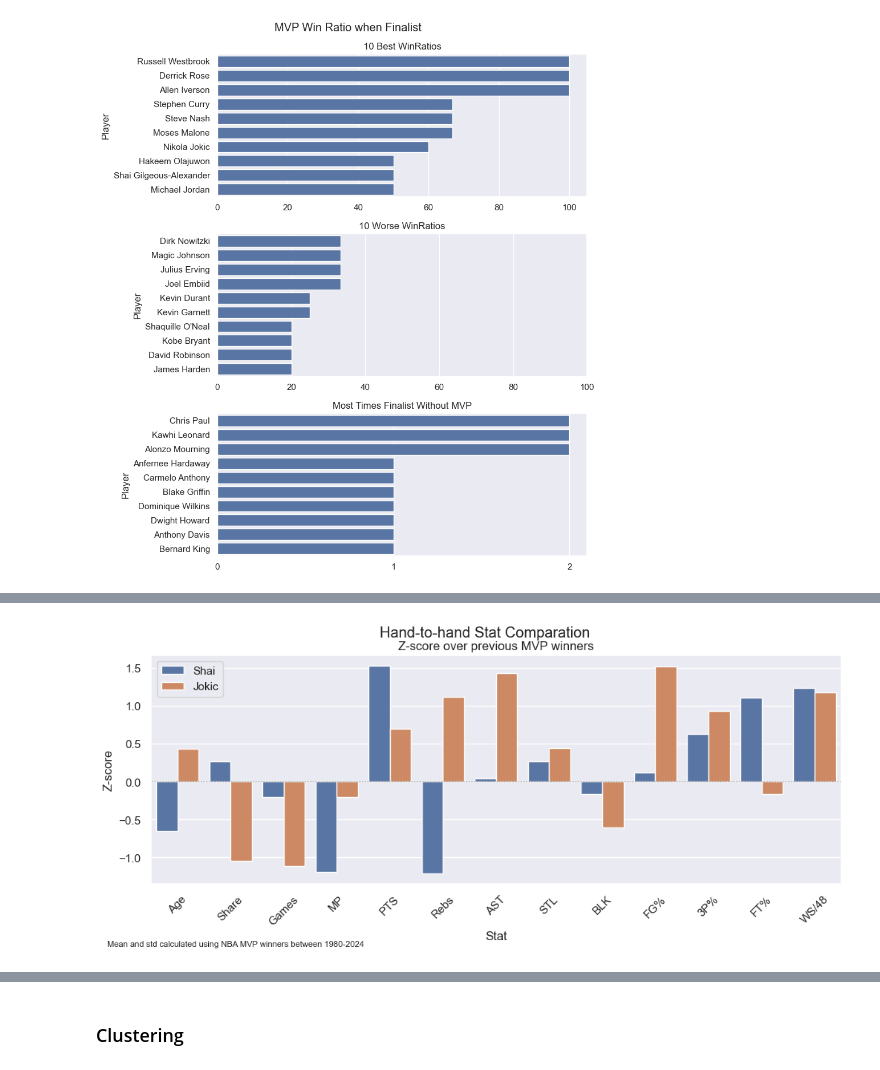
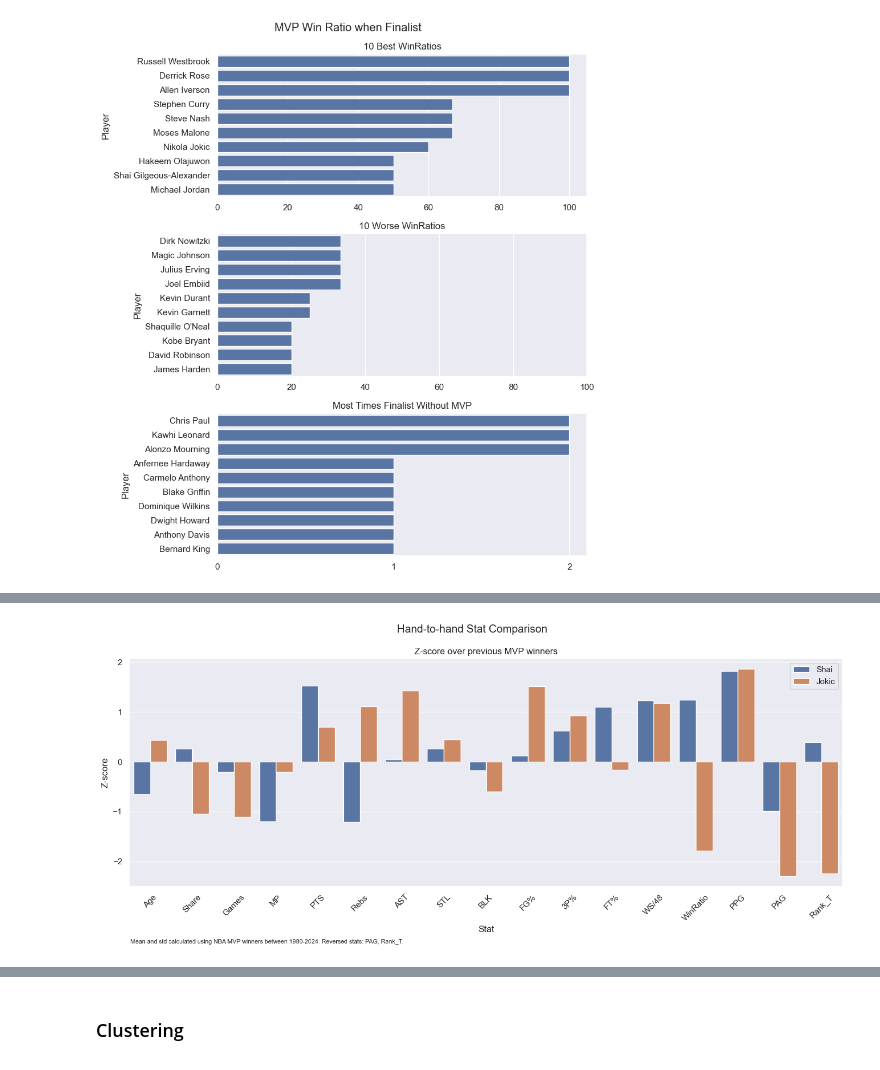
Before and after one commit to valevil27/nba-mvp-analysis, a Jupyter notebook: main.ipynb, the cells around one changed output, grey strips where cells are left out. Saved outputs shown, nothing was run; the diff lists cells and outputs as text; code cells hidden in the pictures.

Commit message:
add - head to head comparison with team stats and reversed negatives

```diff
--- a/main.ipynb
+++ b/main.ipynb
@@ -247,41 +241,52 @@ Normalization using Z-score $\left(z = \cfrac{x - \mu}{\sigma}\right)$ over the
 
 > Since $n > 30$ we asume normality in our data
 # %%
-df_rest_std = (
-    dfwin[dfwin["Year"] < 2025].drop(columns=["Year", "Player", "Rank", "Team"]).std()
+negative_cols = ["Rank_T", "PAG"]
+def reverse_stat(x: pd.Series):
+    if x["Stat"] in negative_cols:
+        x["Rest"] = - x["Rest"]
+        x["Shai"] = - x["Shai"]
+        x["Jokic"] = - x["Jokic"]
+    return x
+
+drop_cols = ["Year", "Player", "Rank", "Team", "Conference"]
+df_rest_std = dfwin[dfwin["Year"] < 2025].drop(columns=drop_cols).std()
+df_rest = dfwin[dfwin["Year"] < 2025].drop(columns=drop_cols).mean()
+df_rest["Player"] = "Rest"
+df_shai = df[df["Year"] == 2025].iloc[0]
+df_jokic = df[df["Year"] == 2025].iloc[1]
+
+df_comp = pd.concat([df_rest, df_rest_std, df_shai, df_jokic], axis=1).drop(
+    drop_cols
 )
-df_rest = (
-    dfwin[dfwin["Year"] < 2025].drop(columns=["Year", "Player", "Rank", "Team"]).mean()
-)
-df_rest["Player"] = "Rest"
-df_shai = df_p[df_p["Year"] == 2025].iloc[0]
-df_jokic = df_p[df_p["Year"] == 2025].iloc[1]
-df_comp = pd.concat([df_rest, df_rest_std, df_shai, df_jokic], axis=1).drop(
-    ["Year", "Rank", "Team", "Player"]
-)
-df_comp.columns = ["Rest", "std","Shai", "Jokic"]
+df_comp.columns = ["Rest", "std", "Shai", "Jokic"]
 df_comp = df_comp.reset_index().rename(columns={"index": "Stat"})
+df_comp = df_comp.apply(reverse_stat, axis=1)
+
 df_comp_melt = (
     df_comp.set_index("Stat")
-    .apply(lambda x: (x - x["Rest"])/x["std"], axis=1)
+    .apply(lambda x: (x - x["Rest"]) / x["std"], axis=1)
     .reset_index()
 ).drop(columns=["Rest", "std"])
-df_comp_melt = df_comp_melt.melt(id_vars="Stat", var_name="Player", value_name="Value")
+df_comp_melt = df_comp_melt.melt(
+    id_vars="Stat", var_name="Player", value_name="Value"
+)
 # %%
-fig, _ = plt.subplots(figsize=(12,4))
+fig, _ = plt.subplots(figsize=(14,6))
 ax = sns.barplot(
     df_comp_melt,
     x = "Stat",
     y = "Value",
     hue = "Player",
 )
 ax.get_legend().set_title("")
-plt.suptitle("Hand-to-hand Stat Comparation")
+plt.suptitle("Hand-to-hand Stat Comparison")
 plt.title("Z-score over previous MVP winners")
 plt.xticks(rotation=45, ha="center")
 plt.axhline(0, color="gray", linestyle="--", linewidth=0.5)
 plt.ylabel("Z-score")
-plt.figtext(0.22, -0.1, "Mean and std calculated using NBA MVP winners between 1980-2024", fontsize=8, ha="center")
+plt.figtext(0.23, 0, "Mean and std calculated using NBA MVP winners between 1980-2024. Reversed stats: PAG, Rank_T.", fontsize=8, ha="center")
+plt.tight_layout()
 plt.show()
 # %% [output]
-[figure, old version]
+[figure, new version]
```
Also changed, not shown: parts of 9 cells of this notebook.
